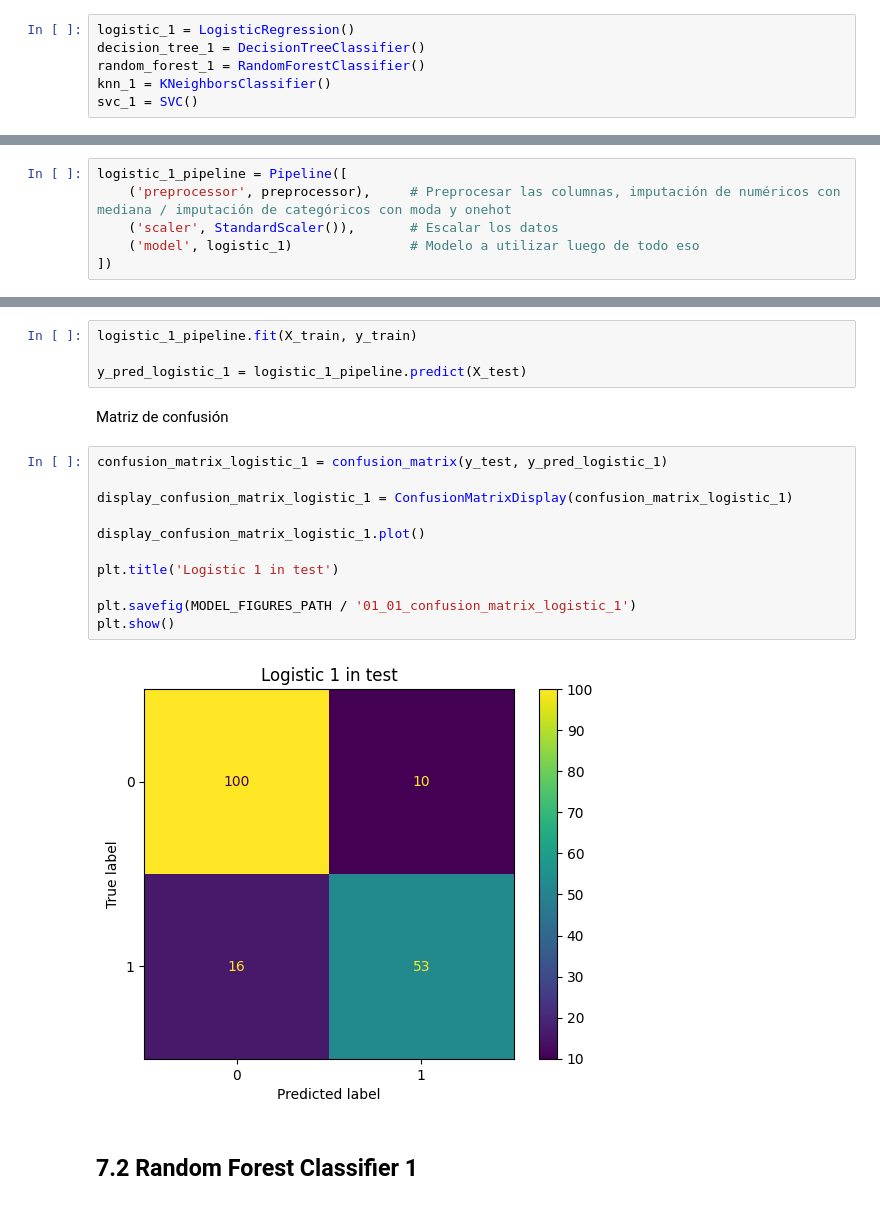
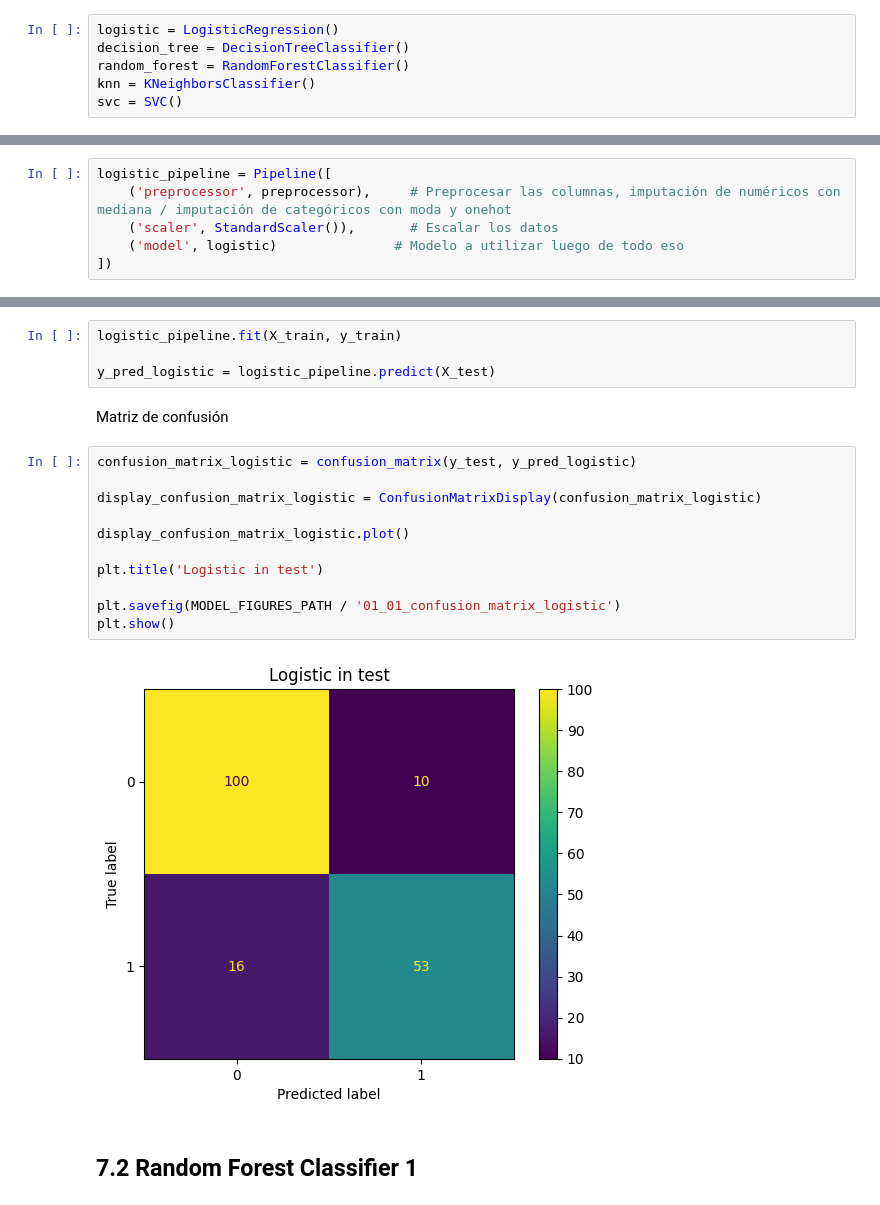
Before and after one commit to charligram/2_titanic, a Jupyter notebook: notebooks/03_modeling.ipynb, the cells around one changed output, grey strips where cells are left out. Drawn from its saved outputs; the diff is of its cells as text.

```diff
--- a/notebooks/03_modeling.ipynb
+++ b/notebooks/03_modeling.ipynb
@@ -113,11 +113,11 @@ cv = StratifiedKFold(
 # %% [markdown]
 Ahora vamos a probar como se comportan y qué metricas obtienen cada uno de nuestros modelos. Primero los instanciaremos todos.
 # %%
-logistic_1 = LogisticRegression()
-decision_tree_1 = DecisionTreeClassifier()
-random_forest_1 = RandomForestClassifier()
-knn_1 = KNeighborsClassifier()
-svc_1 = SVC()
+logistic = LogisticRegression()
+decision_tree = DecisionTreeClassifier()
+random_forest = RandomForestClassifier()
+knn = KNeighborsClassifier()
+svc = SVC()
 # %% [markdown]
 Constante para pintar gráficos
 # %%
@@ -131,10 +131,10 @@ METRICS = ['accuracy', 'precision', 'recall', 'f1', 'roc_auc']      # Métricas
 # %% [markdown]
 Creamos Pipeline para Logistic Regression, al ingresar los datos, se transforman/imputan, luego se escalan y finalmente el modelo hace la estimación
 # %%
-logistic_1_pipeline = Pipeline([
+logistic_pipeline = Pipeline([
     ('preprocessor', preprocessor),     # Preprocesar las columnas, imputación de numéricos con mediana / imputación de categóricos con moda y onehot
     ('scaler', StandardScaler()),       # Escalar los datos
-    ('model', logistic_1)               # Modelo a utilizar luego de todo eso
+    ('model', logistic)               # Modelo a utilizar luego de todo eso
 ])
 # %% [markdown]
 ### 7.1.2 Cross validate
@@ -230,24 +230,24 @@ plt.show()
 # %% [markdown]
 Probar el modelo con los datos de entrenamiento y ver como rinde en test
 # %%
-logistic_1_pipeline.fit(X_train, y_train)
+logistic_pipeline.fit(X_train, y_train)
 
-y_pred_logistic_1 = logistic_1_pipeline.predict(X_test)
+y_pred_logistic = logistic_pipeline.predict(X_test)
 # %% [markdown]
 Matriz de confusión
 # %%
-confusion_matrix_logistic_1 = confusion_matrix(y_test, y_pred_logistic_1)
+confusion_matrix_logistic = confusion_matrix(y_test, y_pred_logistic)
 
-display_confusion_matrix_logistic_1 = ConfusionMatrixDisplay(confusion_matrix_logistic_1)
+display_confusion_matrix_logistic = ConfusionMatrixDisplay(confusion_matrix_logistic)
 
-display_confusion_matrix_logistic_1.plot()
+display_confusion_matrix_logistic.plot()
 
-plt.title('Logistic 1 in test')
+plt.title('Logistic in test')
 
-plt.savefig(MODEL_FIGURES_PATH / '01_01_confusion_matrix_logistic_1')
+plt.savefig(MODEL_FIGURES_PATH / '01_01_confusion_matrix_logistic')
 plt.show()
 # %% [output]
-[figure, old version]
+[figure, new version]
 # %% [markdown]
 ## 7.2 Random Forest Classifier 1
 # %% [markdown]
```
Also changed, not shown: parts of 67 cells of this notebook, 20 other files.
